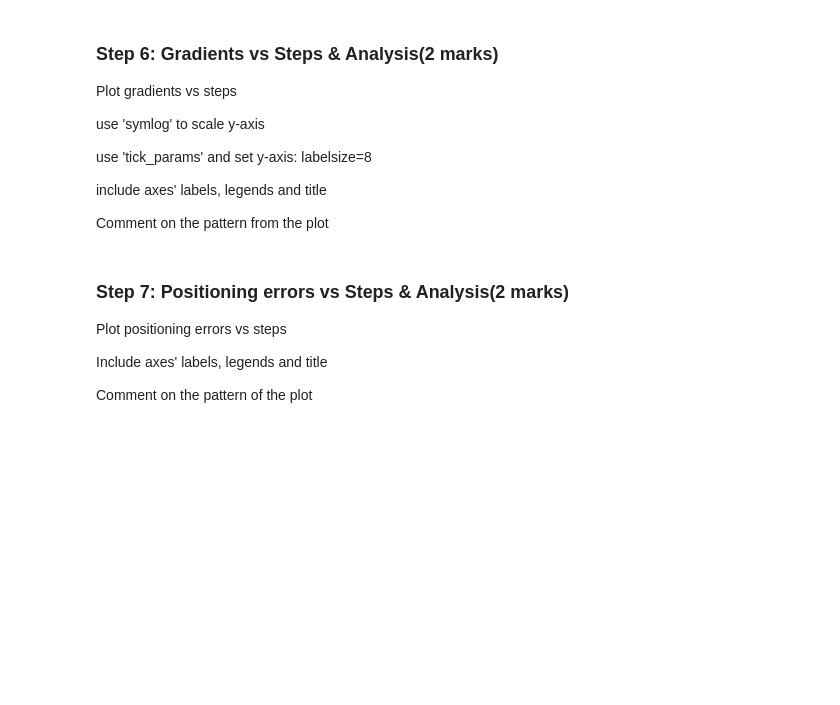
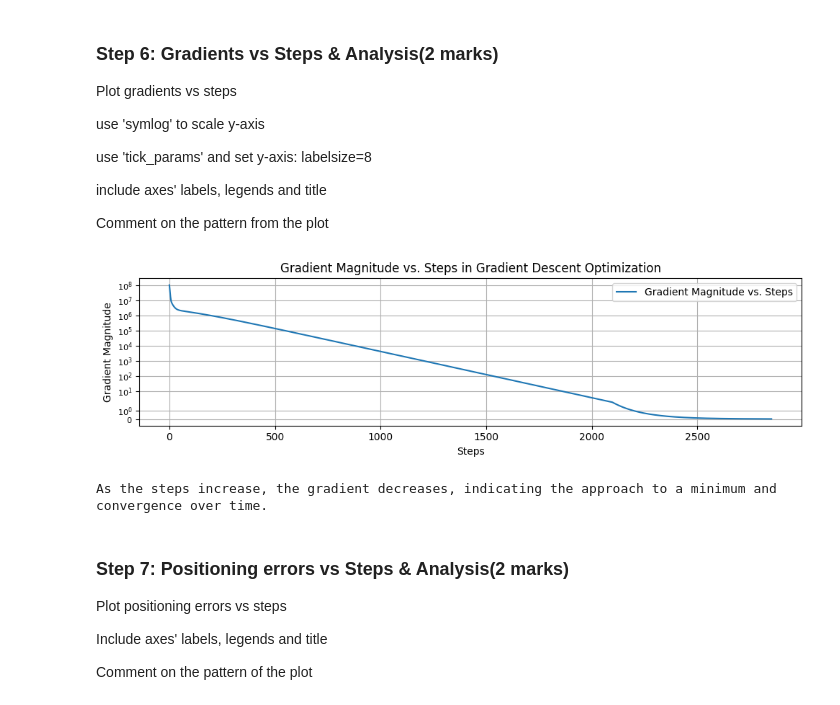
Before and after one commit to SIBTAINWASEEM/engg680_2024_fall, a Jupyter notebook: Lab_Assignment3/Assignment3.ipynb, the cells around one changed output. Cells and saved outputs as stored; diff of their text form; code cells hidden in the pictures; blank space fills up the shorter version.

```diff
--- a/Lab_Assignment3/Assignment3.ipynb
+++ b/Lab_Assignment3/Assignment3.ipynb
@@ -291,3 +269,28 @@ plt.show()
+# %%
+fig , ax = plt.subplots(nrows=1,ncols=1, figsize=(10,3))
+gradient_magnitude = [np.linalg.norm(g) for g in arr_grad]
+# Plot gradients vs. steps with a symlog scale on the y-axis
+ax.plot(gradient_magnitude, label='Gradient Magnitude vs. Steps')
+ax.set_yscale('symlog')
+
+# Set tick parameters
+ax.tick_params(axis='y', labelsize=8)
+
+# Add labels, title, and legend
+ax.set_xlabel('Steps')
+ax.set_ylabel('Gradient Magnitude')
+ax.set_title('Gradient Magnitude vs. Steps in Gradient Descent Optimization')
+ax.legend()
+
+ax.grid(True)
+fig.tight_layout()
+plt.show()
+
+# Comment on the pattern
+print("As the steps increase, the gradient decreases, indicating the approach to a minimum and convergence over time.")
+# %% [output]
+[figure, added]
+As the steps increase, the gradient decreases, indicating the approach to a minimum and convergence over time.
 # %% [markdown]
 ### Step 7: Positioning errors vs Steps & Analysis(2 marks)
 Plot positioning errors vs steps
```
Also changed, not shown: parts of 14 cells of this notebook.
